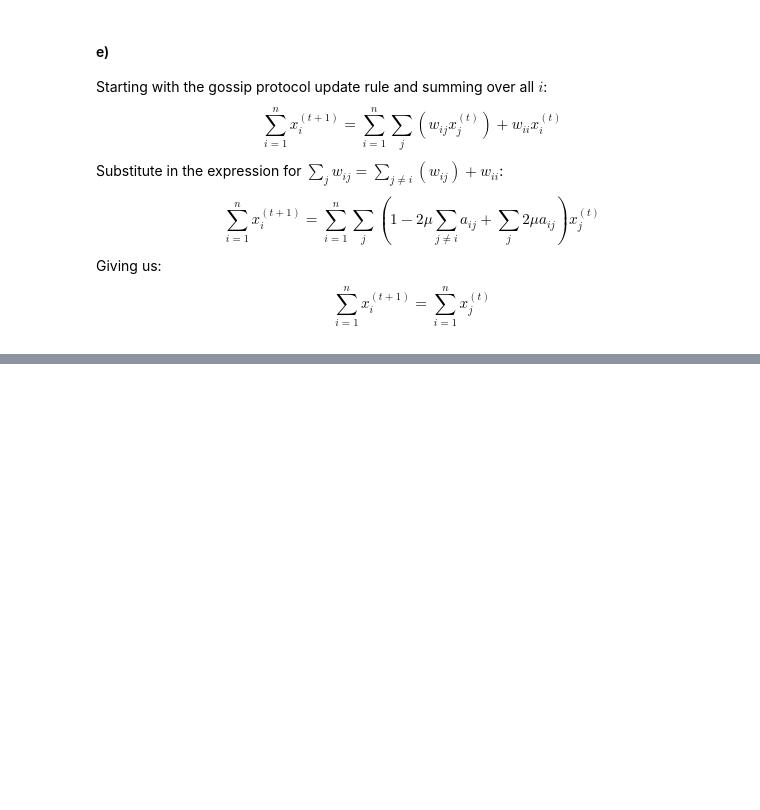
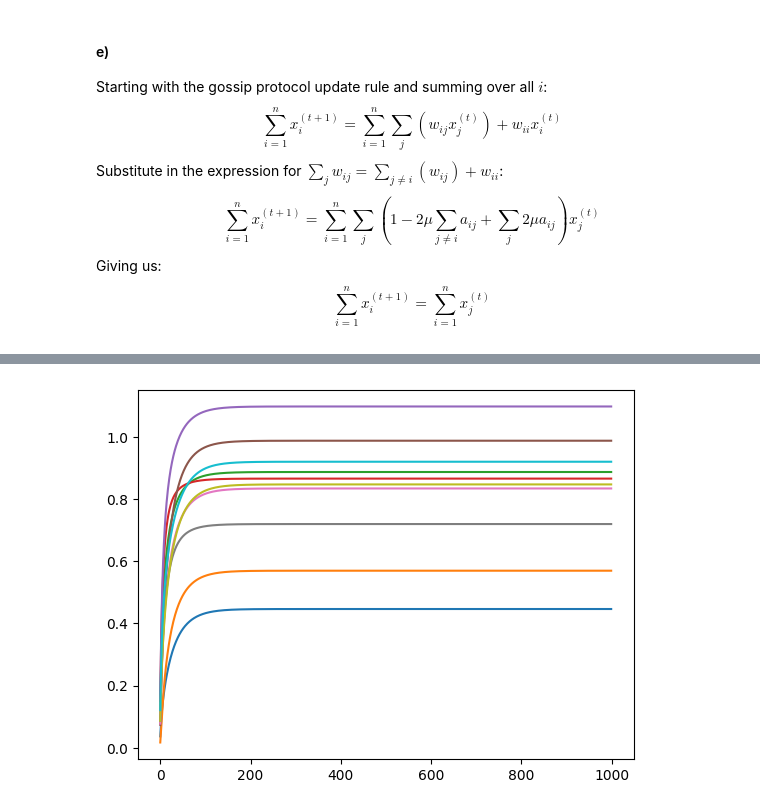
Before and after one commit to darkopetrov/DAT570_Continuous_optimization_in_data_science, a Jupyter notebook: Module_7/Notebook_7.ipynb, the cells around one changed output, grey strips where cells are left out. Saved outputs shown, nothing was run; the diff lists cells and outputs as text; code cells hidden in the pictures; blank space fills up the shorter version.

```diff
--- a/Module_7/Notebook_7.ipynb
+++ b/Module_7/Notebook_7.ipynb
@@ -119,0 +142,66 @@ $$
+# %%
+import numpy as np
+import matplotlib.pyplot as plt
+np.random.seed(42)
+
+def get_Y(beta, theta0, X):
+    Y = []
+    for x_i in X:
+        t_i = np.matmul(theta0.T, x_i)
+        odds = np.exp(beta*t_i)
+        Y.append(np.random.choice(a=[-1, 1], size=1, p= [odds/(1+odds), 1/(1+odds)])[0])
+    return Y
+
+def logistic_loss(x_i, y_i, theta_i):
+    return np.sum(np.log(1+np.exp(y_i*np.dot(x_i, theta_i.T))))/100
+
+def logistic_loss_gradient(x_ik, y_ik, theta_i):
+    return ((y_ik*x_ik)*(np.exp(y_ik*np.dot(x_ik, theta_i.T))))/(1+np.exp(y_ik*np.dot(x_ik, theta_i.T)))
+
+
+def gradient_decent(data, num_iterations, rho, learning_rate):
+    theta = [np.zeros(data[i][0].shape[1]) for i in range(len(data))]
+    # obj_val = []
+    theta_hat = []
+    for _ in range(num_iterations):
+        for node in range(len(data)):
+            x_i, y_i = data[node]
+            for k in range(len(x_i)):
+                theta[node] = theta[node] - learning_rate*(logistic_loss_gradient(x_i[k], y_i[k], theta[node])+rho*sum(theta[node]-theta[(node+1)%len(data)]))
+
+        x_i, y_i = data[0]
+        # obj_val.append(logistic_loss(x_i, y_i, theta[0]) + (rho/2)*np.linalg.norm(theta[0]-theta[1])**2)
+        theta_hat.append(theta[0])
+
+    return theta_hat
+
+
+
+#################################################################################################################
+# Generate synthetic data
+# Given value
+num_nodes = 5
+num_samples = 100
+num_features = 10
+
+# guess value
+rho = 0
+learning_rate = 0.01
+num_iterations = 1000
+
+# Generate random data for each node
+data = []
+for i in range(num_nodes):
+    x_i = np.random.randn(num_samples, num_features)
+    y_i = get_Y(1, np.ones(num_features), x_i)
+    data.append((x_i, y_i))
+
+theta_h = gradient_decent(data, num_iterations, rho, learning_rate)
+aa = np.mean(theta_h, axis=1)
+# print(aa[-1])
+plt.plot(theta_h)
+plt.show()
+# [0.97835677 1.13778643 1.48227384 1.22894021 1.74387807 1.76930956 1.42357212 1.16881394 1.57878946 1.64460066]
+# [1.1875784  1.29881922 1.48399113 1.45819885 1.33514147 1.3587904 1.51231231 1.15671856 1.25859282 1.37243777]
+# %% [output]
+[figure, added]
```
Also changed, not shown: parts of 6 cells of this notebook.
